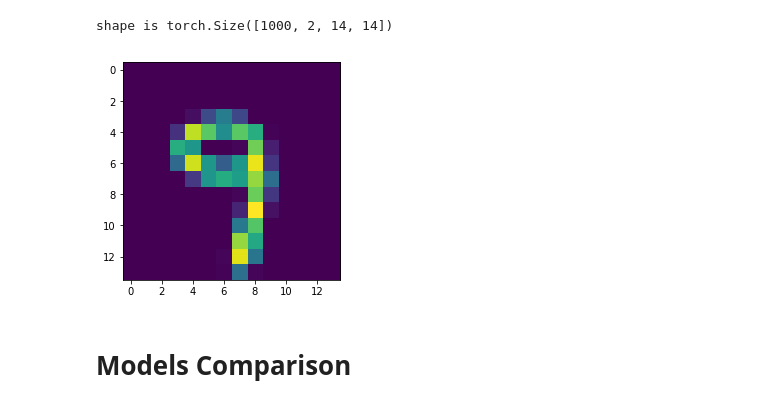
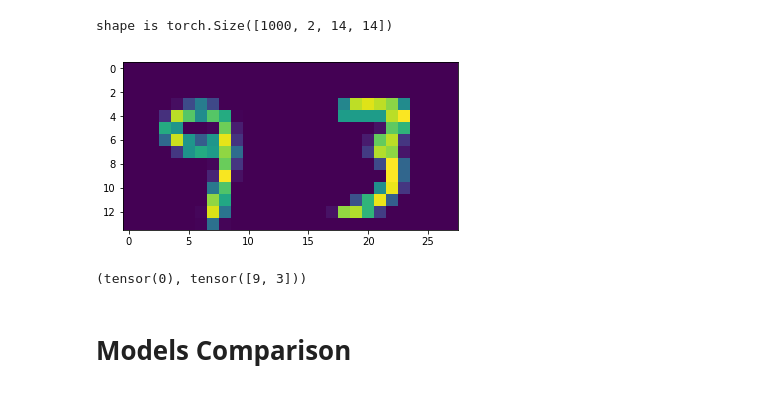
Before and after one commit to gregunz/DeepLearning2019, a Jupyter notebook: Proj1/Project1.ipynb, the cells around one changed output. Cells and saved outputs as stored; diff of their text form; code cells hidden in the pictures.

```diff
--- a/Proj1/Project1.ipynb
+++ b/Proj1/Project1.ipynb
@@ -32,9 +33,11 @@ def show_img(img):
     plt.imshow(img)
     plt.show()
 # %%
-show_img(train_input[0, 0])
+show_img(make_grid(train_input[0].unsqueeze(1), padding=0)[0])
+train_target[0], train_classes[0]
 # %% [output]
-[figure, old version]
+[figure, new version]
+(tensor(0), tensor([9, 3]))
 # %% [markdown]
 # Models Comparison
 # %%
```
Also changed, not shown: parts of 18 cells of this notebook, 3 other files.
